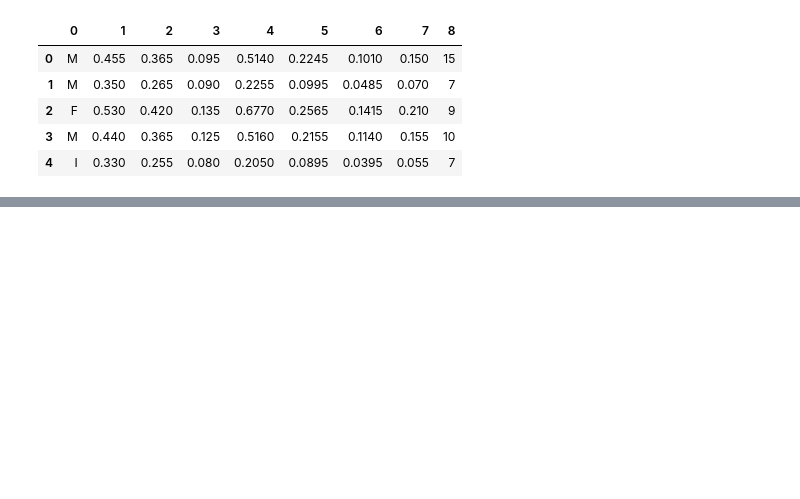
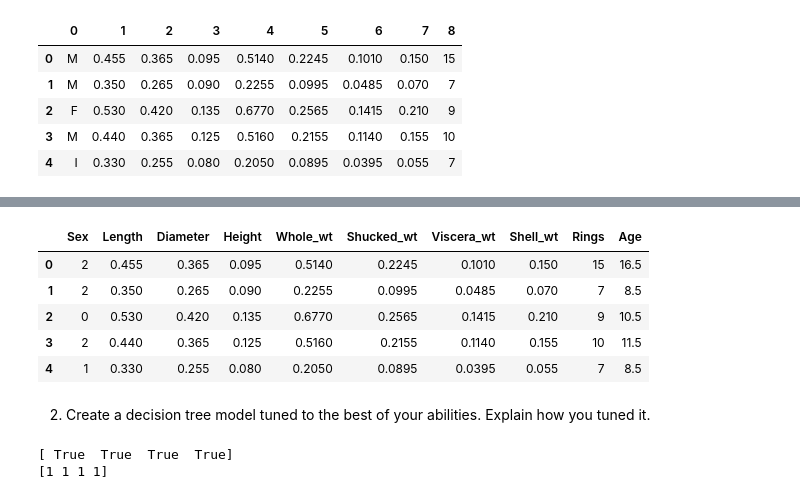
Before and after one commit to ytaiwo/Homework, a Jupyter notebook: week_17/Week17_EnsembleLearning.ipynb, the cells around one changed output, grey strips where cells are left out. Saved outputs shown, nothing was run; the diff lists cells and outputs as text; code cells hidden in the pictures; blank space fills up the shorter version.

```diff
--- a/week_17/Week17_EnsembleLearning.ipynb
+++ b/week_17/Week17_EnsembleLearning.ipynb
@@ -13,0 +66,32 @@ abalone_df.head()
+# %%
+#abalone_df = abalone_df.drop(['Sex','Shucked_wt'],axis=1)
+abalone_df.head()
+# %% [output]
+|  | Sex | Length | Diameter | Height | Whole_wt | Shucked_wt | Viscera_wt | Shell_wt | Rings | Age |
+| 0 | 2 | 0.455 | 0.365 | 0.095 | 0.5140 | 0.2245 | 0.1010 | 0.150 | 15 | 16.5 |
+| 1 | 2 | 0.350 | 0.265 | 0.090 | 0.2255 | 0.0995 | 0.0485 | 0.070 | 7 | 8.5 |
+| 2 | 0 | 0.530 | 0.420 | 0.135 | 0.6770 | 0.2565 | 0.1415 | 0.210 | 9 | 10.5 |
+| 3 | 2 | 0.440 | 0.365 | 0.125 | 0.5160 | 0.2155 | 0.1140 | 0.155 | 10 | 11.5 |
+| 4 | 1 | 0.330 | 0.255 | 0.080 | 0.2050 | 0.0895 | 0.0395 | 0.055 | 7 | 8.5 |
+# %% [markdown]
+2.	Create a decision tree model tuned to the best of your abilities. Explain how you tuned it.
+# %%
+from sklearn.feature_selection import RFE
+from sklearn.linear_model import LinearRegression
+from sklearn.linear_model import LogisticRegression
+
+#X = abalone_df.drop(['Age','Rings'],axis=1)
+X = abalone_df.drop(['Diameter','Age', 'Rings', 'Whole_wt', 'Shucked_wt', 'Viscera_wt'],axis=1)
+y = abalone_df['Age']
+
+estimator = LinearRegression()
+selector = RFE(estimator,n_features_to_select=4,step=1)
+selector = selector.fit(X,y)
+
+print(selector.support_)
+print(selector.ranking_)
+
+#Diameter, Height, and Shell Weight are the 3 most important features
+# %% [output]
+[ True  True  True  True]
+[1 1 1 1]
```
Also changed, not shown: parts of 12 cells of this notebook, 6 other files.
